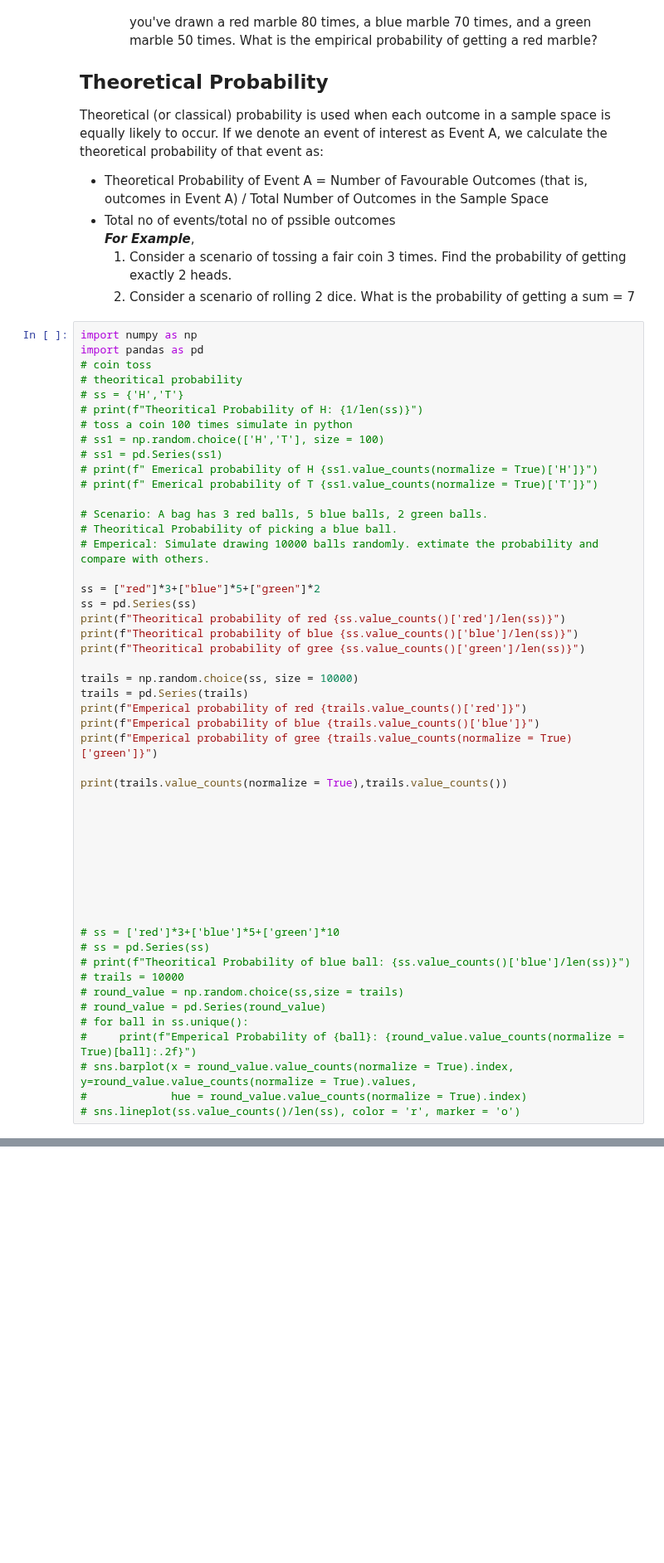
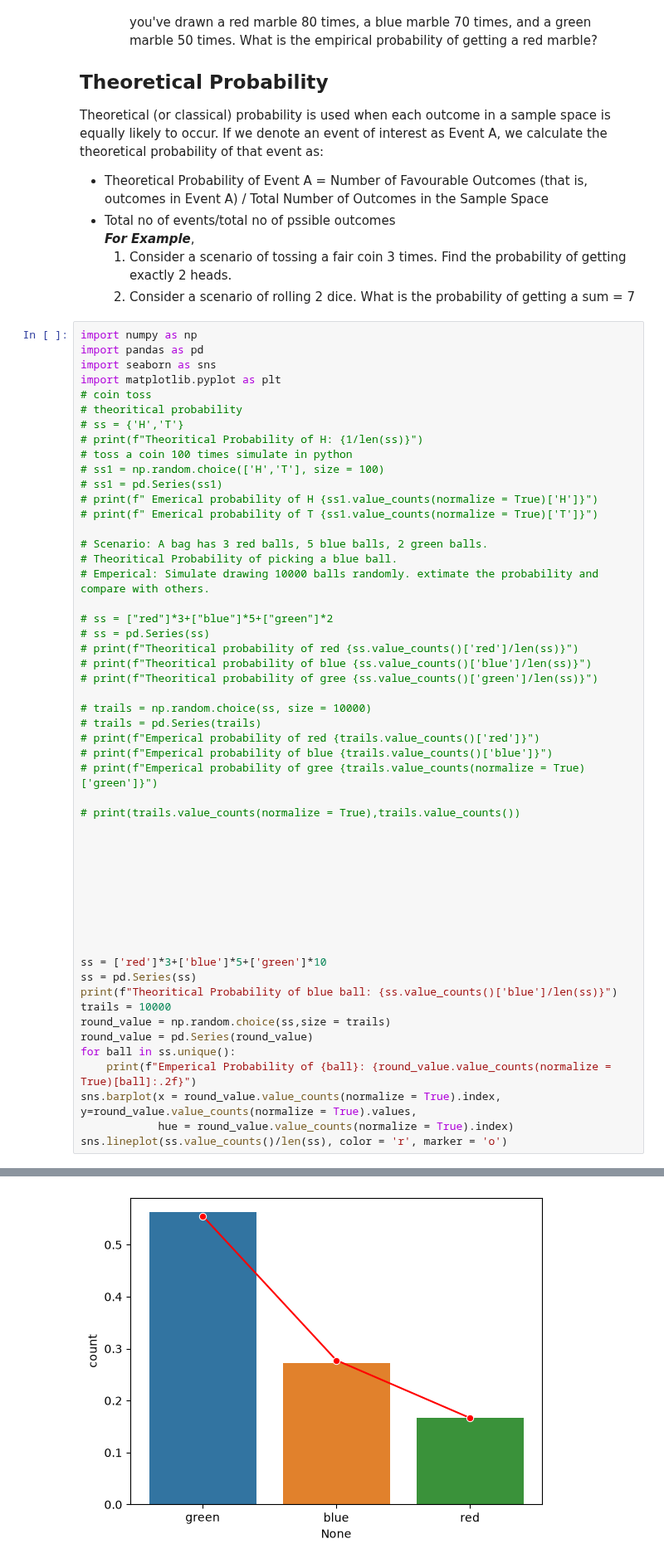
Before and after one commit to memonY49/SMIT-AI-DS-Batch-4, a Jupyter notebook: Statistics_practice.ipynb, the cells around one changed output, grey strips where cells are left out. Shown at 83% size. Drawn from its saved outputs; the diff is of its cells as text; blank space fills up the shorter version.

```diff
--- a/Statistics_practice.ipynb
+++ b/Statistics_practice.ipynb
@@ -374,6 +374,8 @@ Theoretical (or classical) probability is used when each outcome in a sample spa
 # %%
 import numpy as np
 import pandas as pd
+import seaborn as sns
+import matplotlib.pyplot as plt
 # coin toss
 # theoritical probability
 # ss = {'H','T'}
@@ -388,19 +390,19 @@ import pandas as pd
 # Theoritical Probability of picking a blue ball.
 # Emperical: Simulate drawing 10000 balls randomly. extimate the probability and compare with others.
 
-ss = ["red"]*3+["blue"]*5+["green"]*2
-ss = pd.Series(ss)
-print(f"Theoritical probability of red {ss.value_counts()['red']/len(ss)}")
-print(f"Theoritical probability of blue {ss.value_counts()['blue']/len(ss)}")
-print(f"Theoritical probability of gree {ss.value_counts()['green']/len(ss)}")
+# ss = ["red"]*3+["blue"]*5+["green"]*2
+# ss = pd.Series(ss)
+# print(f"Theoritical probability of red {ss.value_counts()['red']/len(ss)}")
+# print(f"Theoritical probability of blue {ss.value_counts()['blue']/len(ss)}")
+# print(f"Theoritical probability of gree {ss.value_counts()['green']/len(ss)}")
 
-trails = np.random.choice(ss, size = 10000)
-trails = pd.Series(trails)
-print(f"Emperical probability of red {trails.value_counts()['red']}")
-print(f"Emperical probability of blue {trails.value_counts()['blue']}")
-print(f"Emperical probability of gree {trails.value_counts(normalize = True)['green']}")
+# trails = np.random.choice(ss, size = 10000)
+# trails = pd.Series(trails)
+# print(f"Emperical probability of red {trails.value_counts()['red']}")
+# print(f"Emperical probability of blue {trails.value_counts()['blue']}")
+# print(f"Emperical probability of gree {trails.value_counts(normalize = True)['green']}")
 
-print(trails.value_counts(normalize = True),trails.value_counts())
+# print(trails.value_counts(normalize = True),trails.value_counts())
 
 
 
@@ -410,15 +412,15 @@ print(trails.value_counts(normalize = True),trails.value_counts())
 
 
 
-# ss = ['red']*3+['blue']*5+['green']*10
-# ss = pd.Series(ss)
-# print(f"Theoritical Probability of blue ball: {ss.value_counts()['blue']/len(ss)}")
-# trails = 10000
-# round_value = np.random.choice(ss,size = trails)
-# round_value = pd.Series(round_value)
-# for ball in ss.unique():
-#     print(f"Emperical Probability of {ball}: {round_value.value_counts(normalize = True)[ball]:.2f}")
-# sns.barplot(x = round_value.value_counts(normalize = True).index, y=round_value.value_counts(normalize = True).values,
-#             hue = round_value.value_counts(normalize = True).index)
-# sns.lineplot(ss.value_counts()/len(ss), color = 'r', marker = 'o')
+ss = ['red']*3+['blue']*5+['green']*10
+ss = pd.Series(ss)
+print(f"Theoritical Probability of blue ball: {ss.value_counts()['blue']/len(ss)}")
+trails = 10000
+round_value = np.random.choice(ss,size = trails)
+round_value = pd.Series(round_value)
+for ball in ss.unique():
+    print(f"Emperical Probability of {ball}: {round_value.value_counts(normalize = True)[ball]:.2f}")
+sns.barplot(x = round_value.value_counts(normalize = True).index, y=round_value.value_counts(normalize = True).values,
+            hue = round_value.value_counts(normalize = True).index)
+sns.lineplot(ss.value_counts()/len(ss), color = 'r', marker = 'o')
 # %% [output]
@@ -438,3 +432,4 @@ Name: count, dtype: int64
+[figure, added]
 # %% [markdown]
 # Random Variable
 In the context of probability theory, a random variable is a function that maps the
```
Also changed, not shown: parts of 5 cells of this notebook.
